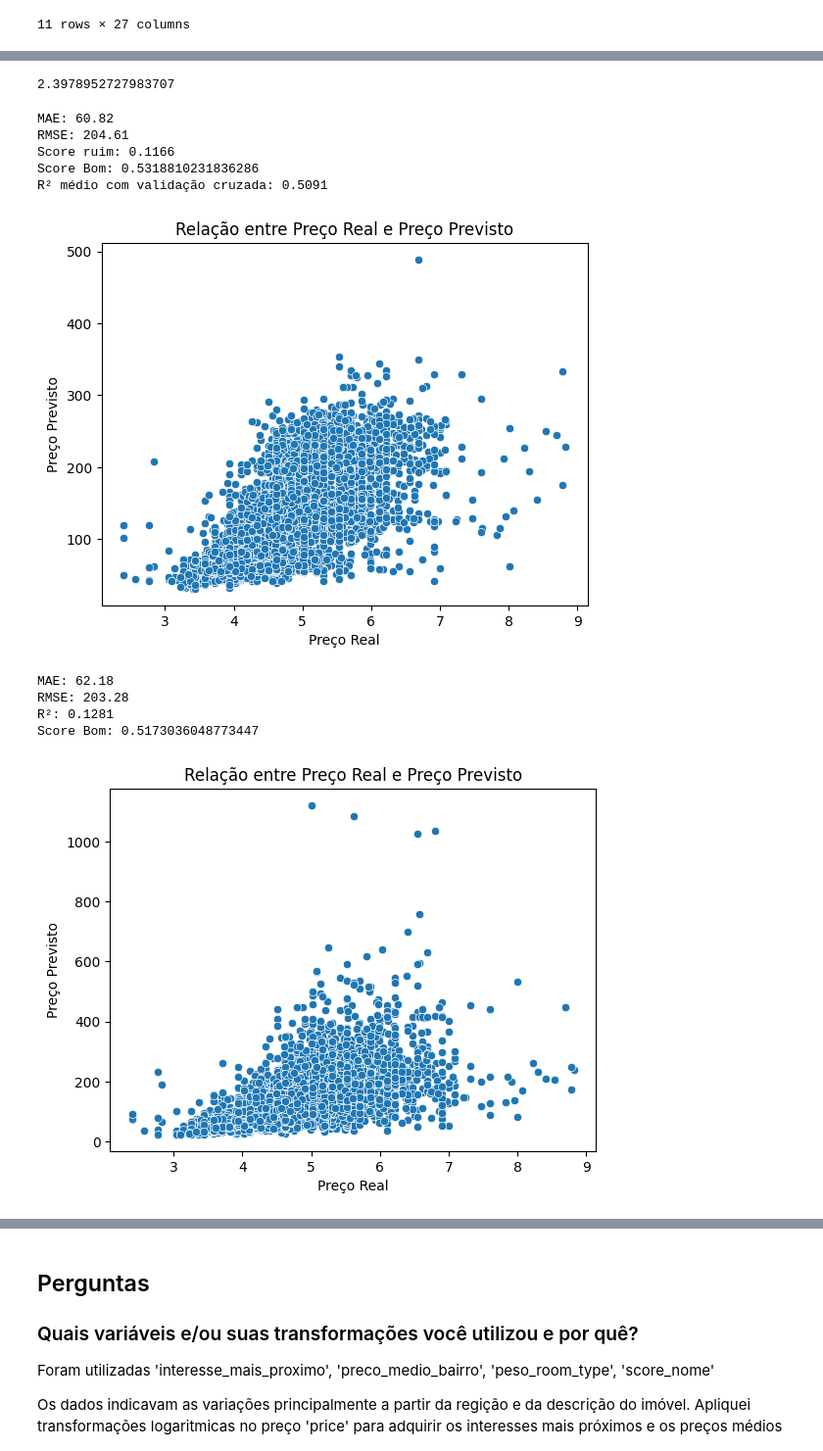
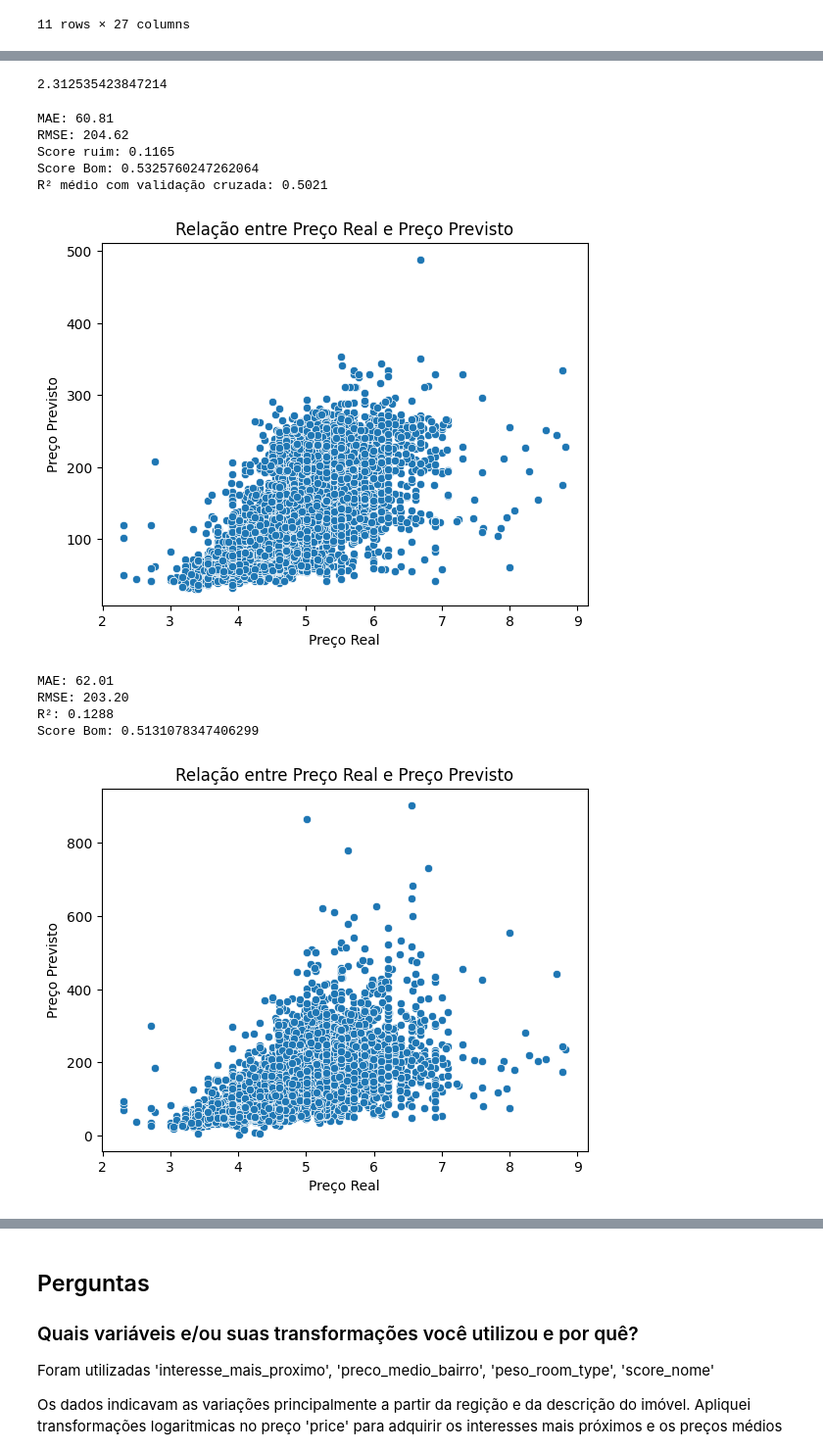
Before and after one commit to GarthTeixeira/light-house-project-DC, a Jupyter notebook: modelo.ipynb, the cells around one changed output, grey strips where cells are left out. Shown at 98% size. Cells and saved outputs as stored; diff of their text form; code cells hidden in the pictures.

```diff
--- a/modelo.ipynb
+++ b/modelo.ipynb
@@ -45,8 +45,10 @@ Primeiramente vamos distribuir os preços ao redor da média.
 # %%
 import numpy as np
 
+c = 0.1
+
 #Distribuição dos valores pela gaussiana
-data_apartments_transformada['price_log'] = np.log(data_apartments['price']+1)
+data_apartments_transformada['price_log'] = np.log(data_apartments['price']+c)
 
 dados_por_regiao_normalizados = pd.DataFrame()
 
@@ -54,7 +56,7 @@ for regiao in data_apartments['bairro_group'].unique():
     dados_regiao = data_apartments[data_apartments['bairro_group'] == regiao].copy()
 
     # Trasformar preços por região 'bairro_group'
-    dados_regiao['price_log'] =  np.log(dados_regiao['price']+1)
+    dados_regiao['price_log'] =  np.log(dados_regiao['price']+c)
 
     dados_por_regiao_normalizados = pd.concat([dados_por_regiao_normalizados, dados_regiao])
 # %% [markdown]
@@ -445,7 +447,7 @@ preco_minimo = data_apartments_transformada[data_apartments_transformada['price'
 print(preco_minimo)
 data_apartments_transformada['price_log'] = data_apartments_transformada['price_log'].replace(0, preco_minimo)
 # %% [output]
-2.3978952727983707
+2.312535423847214
 # %%
 from sklearn.model_selection import train_test_split
 from sklearn.linear_model import LinearRegression, Ridge
@@ -477,8 +479,8 @@ modelo_linear.fit(X_treino, Y_treino)
 
 y_pred_log = modelo_linear.predict(X_test)
 
-y_pred_price = np.exp(y_pred_log) - 1
-y_test_price = np.exp(Y_test) - 1
+y_pred_price = np.exp(y_pred_log) - c
+y_test_price = np.exp(Y_test) - c
 # Avaliação do modelo
 
 mae = mean_absolute_error(y_test_price, y_pred_price)
@@ -501,44 +503,44 @@ plt.ylabel("Preço Previsto")
 plt.title("Relação entre Preço Real e Preço Previsto")
 plt.show()
 # %% [output]
-MAE: 60.82
-RMSE: 204.61
-Score ruim: 0.1166
-Score Bom: 0.5318810231836286
-R² médio com validação cruzada: 0.5091
+MAE: 60.81
+RMSE: 204.62
+Score ruim: 0.1165
+Score Bom: 0.5325760247262064
+R² médio com validação cruzada: 0.5021
-[figure, old version]
+[figure, new version]
 # %%
 from sklearn.ensemble import RandomForestRegressor
 
 forest = RandomForestRegressor()
 
 forest.fit(X_treino, Y_treino)
 
 y_pred_log = forest.predict(X_test)
 
-y_pred_price = np.exp(y_pred_log) - 1
-y_test_price = np.exp(Y_test) - 1
+y_pred_price = np.exp(y_pred_log) - c
+y_test_price = np.exp(Y_test) - c
 
 mae = mean_absolute_error(y_test_price, y_pred_price)
 mse = mean_squared_error(y_test_price, y_pred_price)
 rmse = np.sqrt(mse)
 r2 = r2_score(y_test_price, y_pred_price)
 
 print(f"MAE: {mae:.2f}")
 print(f"RMSE: {rmse:.2f}")
 print(f"R²: {r2:.4f}")
 
 print(f"Score Bom: {forest.score(X_test, Y_test)}")
 
 sns.scatterplot(x=Y_test, y=y_pred_price)
 plt.xlabel("Preço Real")
 plt.ylabel("Preço Previsto")
 plt.title("Relação entre Preço Real e Preço Previsto")
 plt.show()
 # %% [output]
-MAE: 62.18
-RMSE: 203.28
-R²: 0.1281
-Score Bom: 0.5173036048773447
+MAE: 62.01
+RMSE: 203.20
+R²: 0.1288
+Score Bom: 0.5131078347406299
-[figure, old version]
+[figure, new version]
 # %%
```
Also changed, not shown: parts of 12 cells of this notebook, 1 other file.
